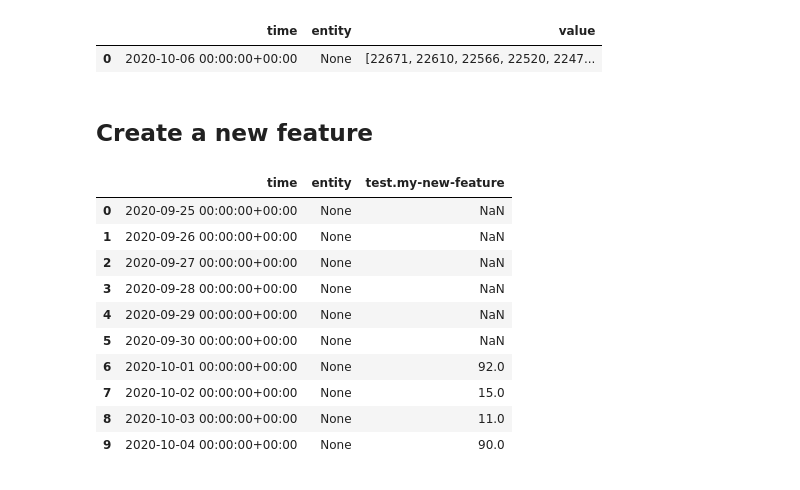
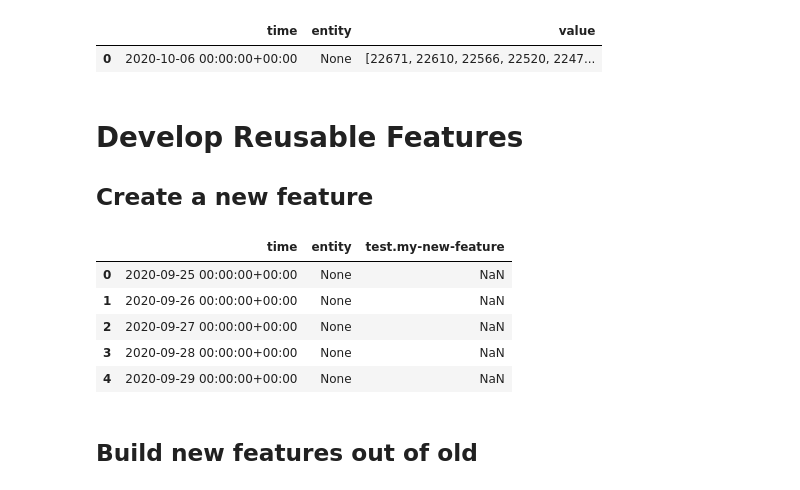
Before and after one commit to bytehub-ai/code-examples, a Jupyter notebook: bytehub_demo.ipynb, the cells around one changed output. Saved outputs shown, nothing was run; the diff lists cells and outputs as text; code cells hidden in the pictures.

```diff
--- a/bytehub_demo.ipynb
+++ b/bytehub_demo.ipynb
@@ -138,7 +185,8 @@ fs.get_last('bmrs.feature.demand-30min-history')
 |  | time | entity | value |
 | 0 | 2020-10-06 00:00:00+00:00 | None | [22671, 22610, 22566, 22520, 2247... |
 # %% [markdown]
-## Create a new feature
+# **Develop Reusable Features**
+## **Create** a **new** feature
 # %%
 fs.create_feature('test.my-new-feature', source='demo', animal='dog')
 # %%
@@ -146,18 +194,15 @@ dts = pd.date_range('2020-10-01', '2020-10-04', freq='1h')
 df = pd.DataFrame({'time': dts, 'value': np.random.randint(0, 100, len(dts))})
 fs.save_timeseries('test.my-new-feature', df)
 # %%
-fs.get_timeseries('test.my-new-feature', from_date='2020-09-25', to_date='2020-10-04', freq='1d')
+fs.get_timeseries('test.my-new-feature', from_date='2020-09-25', to_date='2020-10-04', freq='1d').head(5)
 # %% [output]
 |  | time | entity | test.my-new-feature |
 | 0 | 2020-09-25 00:00:00+00:00 | None | NaN |
 | 1 | 2020-09-26 00:00:00+00:00 | None | NaN |
 | 2 | 2020-09-27 00:00:00+00:00 | None | NaN |
 | 3 | 2020-09-28 00:00:00+00:00 | None | NaN |
 | 4 | 2020-09-29 00:00:00+00:00 | None | NaN |
-| 5 | 2020-09-30 00:00:00+00:00 | None | NaN |
-| 6 | 2020-10-01 00:00:00+00:00 | None | 92.0 |
-| 7 | 2020-10-02 00:00:00+00:00 | None | 15.0 |
-| 8 | 2020-10-03 00:00:00+00:00 | None | 11.0 |
-| 9 | 2020-10-04 00:00:00+00:00 | None | 90.0 |
 # %%
 fs.delete_feature('test.my-new-feature')
+# %% [markdown]
+## Build **new** features out of **old**
```
Also changed, not shown: parts of 25 cells of this notebook.
